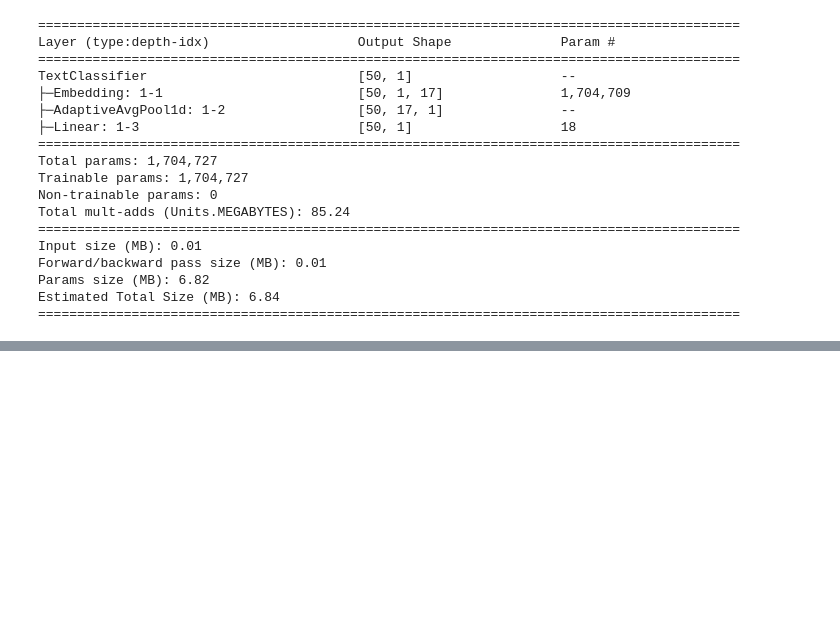
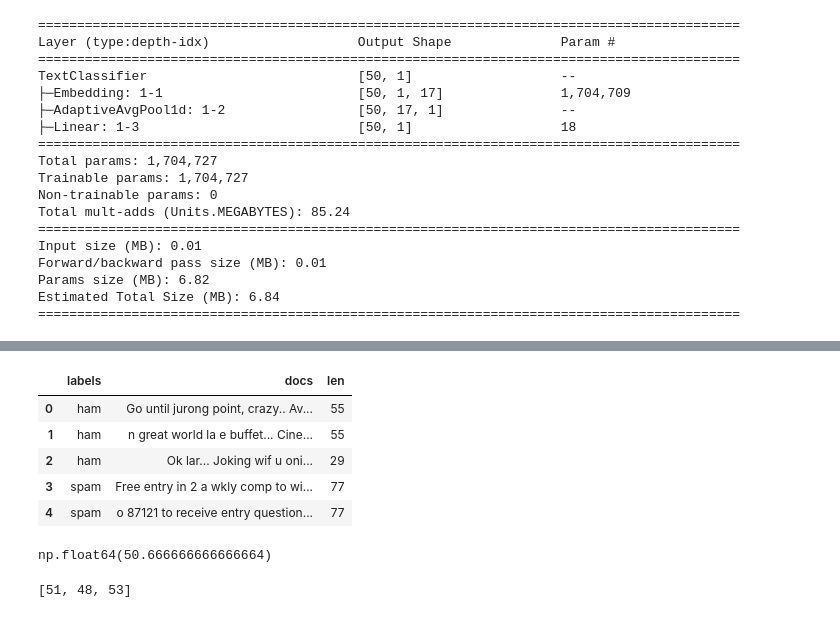
Before and after one commit to AengusBl/Jedha-AT-T, a Jupyter notebook: research.ipynb, the cells around one changed output, grey strips where cells are left out. Saved outputs shown, nothing was run; the diff lists cells and outputs as text; code cells hidden in the pictures; blank space fills up the shorter version.

```diff
--- a/research.ipynb
+++ b/research.ipynb
@@ -243,0 +256,3 @@ Estimated Total Size (MB): 6.84
+# %%
+data_df = pd.read_csv("hf://datasets/aengusbl/custom_AT-T_data/better_data.csv")
+data_df.head()
@@ -243,0 +266,7 @@ Estimated Total Size (MB): 6.84
+# %%
+tokeniser = tiktoken.get_encoding("cl100k_base")
+
+tokenised_df = data_df.copy()
+tokenised_df["tokenised"] = tokenised_df["docs"].apply(lambda doc: tokeniser.encode(doc))
+tokenised_df["tokenised_len"] = tokenised_df["tokenised"].apply(lambda doc: len(doc))
+tokenised_df.head()
@@ -243,0 +372,3 @@ Estimated Total Size (MB): 6.84
+# %%
+data_df = pd.read_csv("hf://datasets/aengusbl/custom_AT-T_data/better_data.csv")
+data_df.head()
@@ -243,0 +382,35 @@ Estimated Total Size (MB): 6.84
+# %%
+df_with_lens = data_df.copy()
+df_with_lens["len"] = df_with_lens["docs"].apply(lambda doc: len(doc))
+# %%
+# Data augmentation by splitting long strings into several.
+# This allows me to get more value out of the little data I have, given the huge doc length differences, and without having ridiculous amounts of padding.
+
+split_dict = dict(labels = [], docs = [], len = [])
+split_threshold = 100
+
+for row_num in trange(len(df_with_lens)):
+    row = df_with_lens.loc[row_num,:]
+    if  row.len < split_threshold:
+        num_parts = 1
+    elif row.len < (split_threshold * 3):
+        num_parts = 2
+    else:
+        num_parts = 3
+
+    part_len = row.len // num_parts
+    for part in range(num_parts):
+        split_dict["labels"].append(row.labels)
+        new_doc = row.docs[(part*part_len):((part+1)*part_len)] # This works because you can give a slice out of range, and because `part*part_len == 0` at the start of range()
+        split_dict["docs"].append(new_doc)
+        split_dict["len"].append(len(new_doc))
+
+split_df = pd.DataFrame(split_dict)
+split_df.head()
+# %% [output]
+|  | labels | docs | len |
+| 0 | ham | Go until jurong point, crazy.. Av... | 55 |
+| 1 | ham | n great world la e buffet... Cine... | 55 |
+| 2 | ham | Ok lar... Joking wif u oni... | 29 |
+| 3 | spam | Free entry in 2 a wkly comp to wi... | 77 |
+| 4 | spam | o 87121 to receive entry question... | 77 |
@@ -243,0 +422,10 @@ Estimated Total Size (MB): 6.84
+# %%
+# Based on the graph, I decided that the approximate string length I want my tokenised sequence max_len to correspond to is 150
+docs_with_len_150 = split_df[split_df.len == 150]["docs"]
+np.mean([len(tokeniser.encode(doc)) for doc in docs_with_len_150])
+# %% [output]
+np.float64(50.666666666666664)
+# %%
+[len(tokeniser.encode(doc)) for doc in docs_with_len_150]
+# %% [output]
+[51, 48, 53]
```
Also changed, not shown: parts of 31 cells of this notebook, 8 other files.
